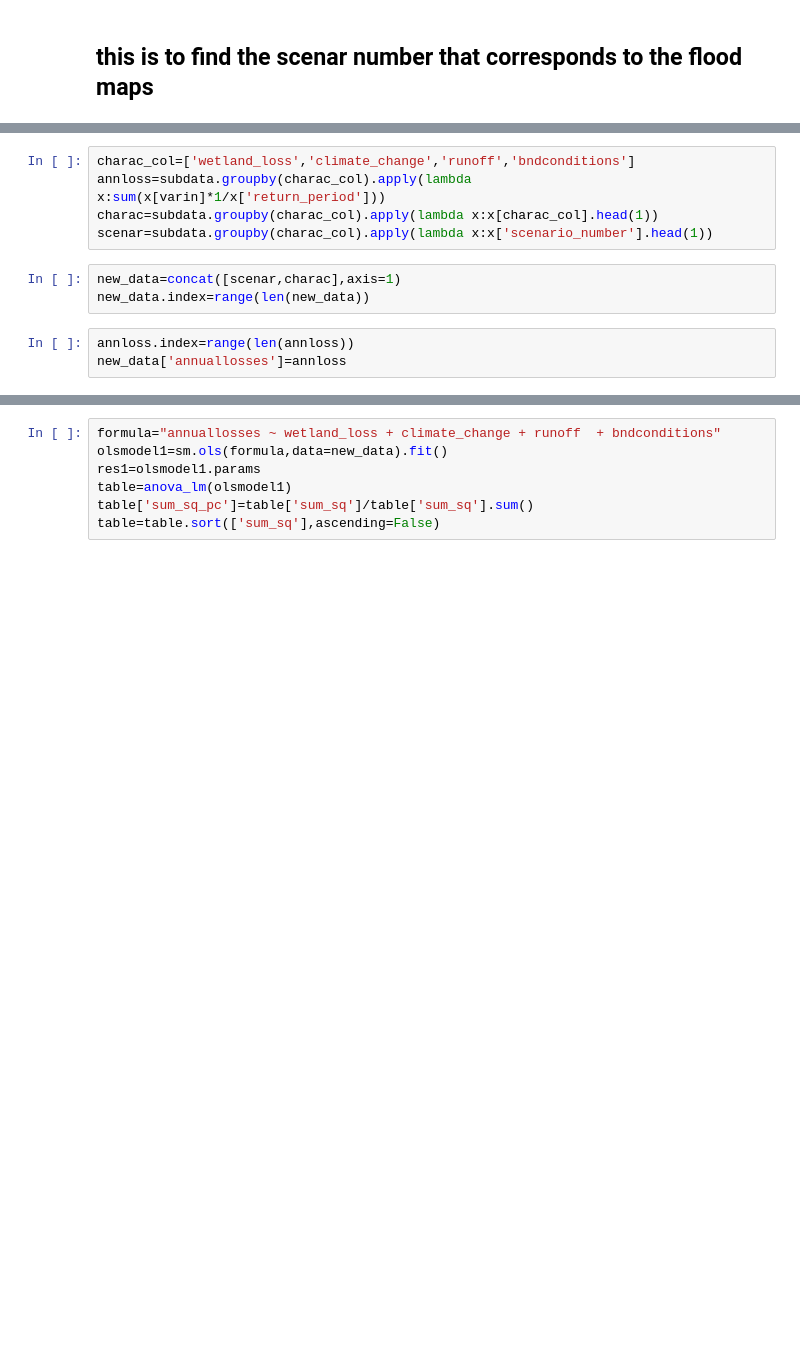
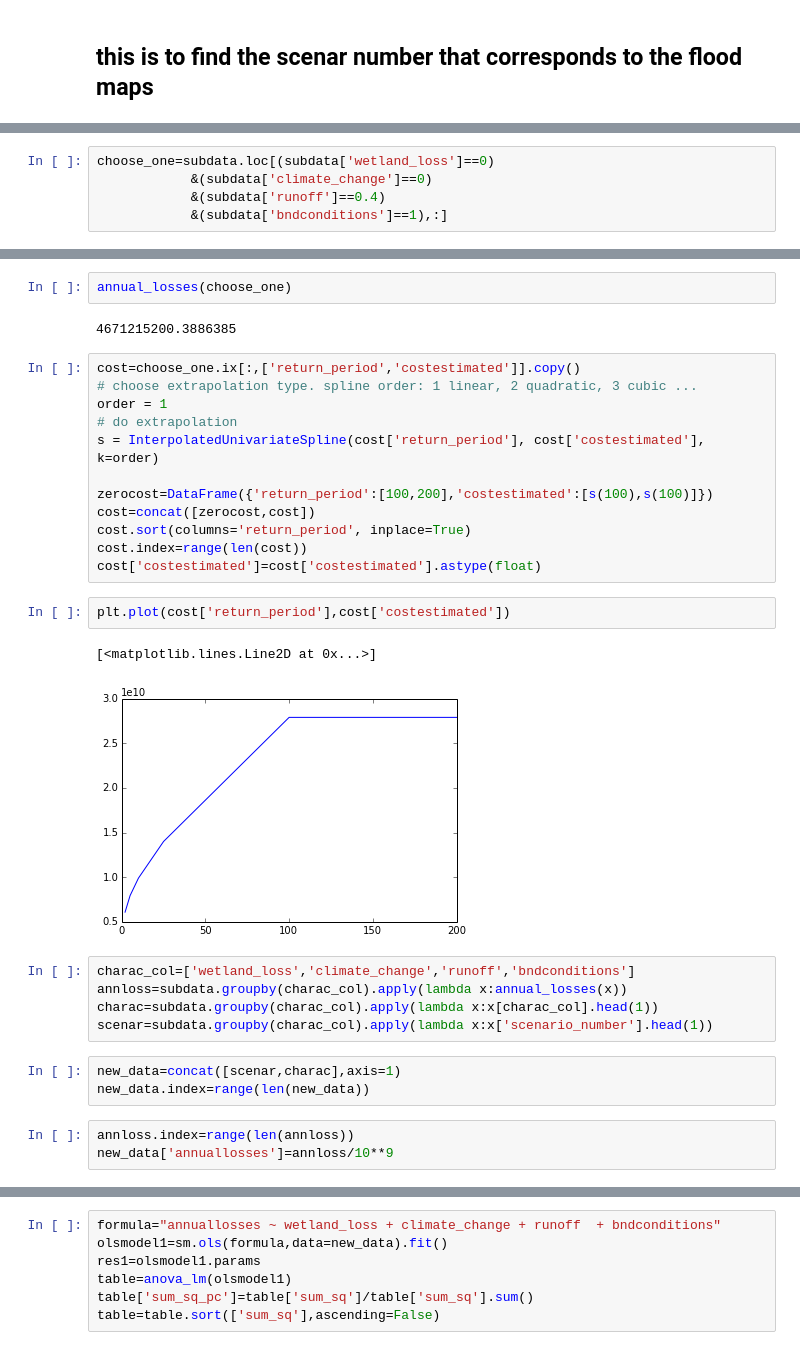
Before and after one commit to julierozz/create_files_for_mike11, a Jupyter notebook: analyze_results.ipynb, the cells around one changed output, grey strips where cells are left out. Saved outputs shown, nothing was run; the diff lists cells and outputs as text; blank space fills up the shorter version.

```diff
--- a/analyze_results.ipynb
+++ b/analyze_results.ipynb
@@ -96,0 +214,5 @@ Name: scenario_number, dtype: int64
+# %%
+choose_one=subdata.loc[(subdata['wetland_loss']==0)
+            &(subdata['climate_change']==0)
+            &(subdata['runoff']==0.4)
+            &(subdata['bndconditions']==1),:]
@@ -97,6 +243,27 @@ Name: scenario_number, dtype: int64
+# %%
+annual_losses(choose_one)
+# %% [output]
+4671215200.3886385
+# %%
+cost=choose_one.ix[:,['return_period','costestimated']].copy()
+# choose extrapolation type. spline order: 1 linear, 2 quadratic, 3 cubic ...
+order = 1
+# do extrapolation
+s = InterpolatedUnivariateSpline(cost['return_period'], cost['costestimated'], k=order)
+
+zerocost=DataFrame({'return_period':[100,200],'costestimated':[s(100),s(100)]})
+cost=concat([zerocost,cost])
+cost.sort(columns='return_period', inplace=True)
+cost.index=range(len(cost))
+cost['costestimated']=cost['costestimated'].astype(float)
+# %%
+plt.plot(cost['return_period'],cost['costestimated'])
+# %% [output]
+[<matplotlib.lines.Line2D at 0x...>]
+[figure, added]
 # %%
 charac_col=['wetland_loss','climate_change','runoff','bndconditions']
-annloss=subdata.groupby(charac_col).apply(lambda x:sum(x[varin]*1/x['return_period']))
+annloss=subdata.groupby(charac_col).apply(lambda x:annual_losses(x))
 charac=subdata.groupby(charac_col).apply(lambda x:x[charac_col].head(1))
 scenar=subdata.groupby(charac_col).apply(lambda x:x['scenario_number'].head(1))
 # %%
@@ -104,4 +271,4 @@ new_data=concat([scenar,charac],axis=1)
 new_data.index=range(len(new_data))
 # %%
 annloss.index=range(len(annloss))
-new_data['annuallosses']=annloss
+new_data['annuallosses']=annloss/10**9
```
Also changed, not shown: parts of 81 cells of this notebook, 1 other file.
